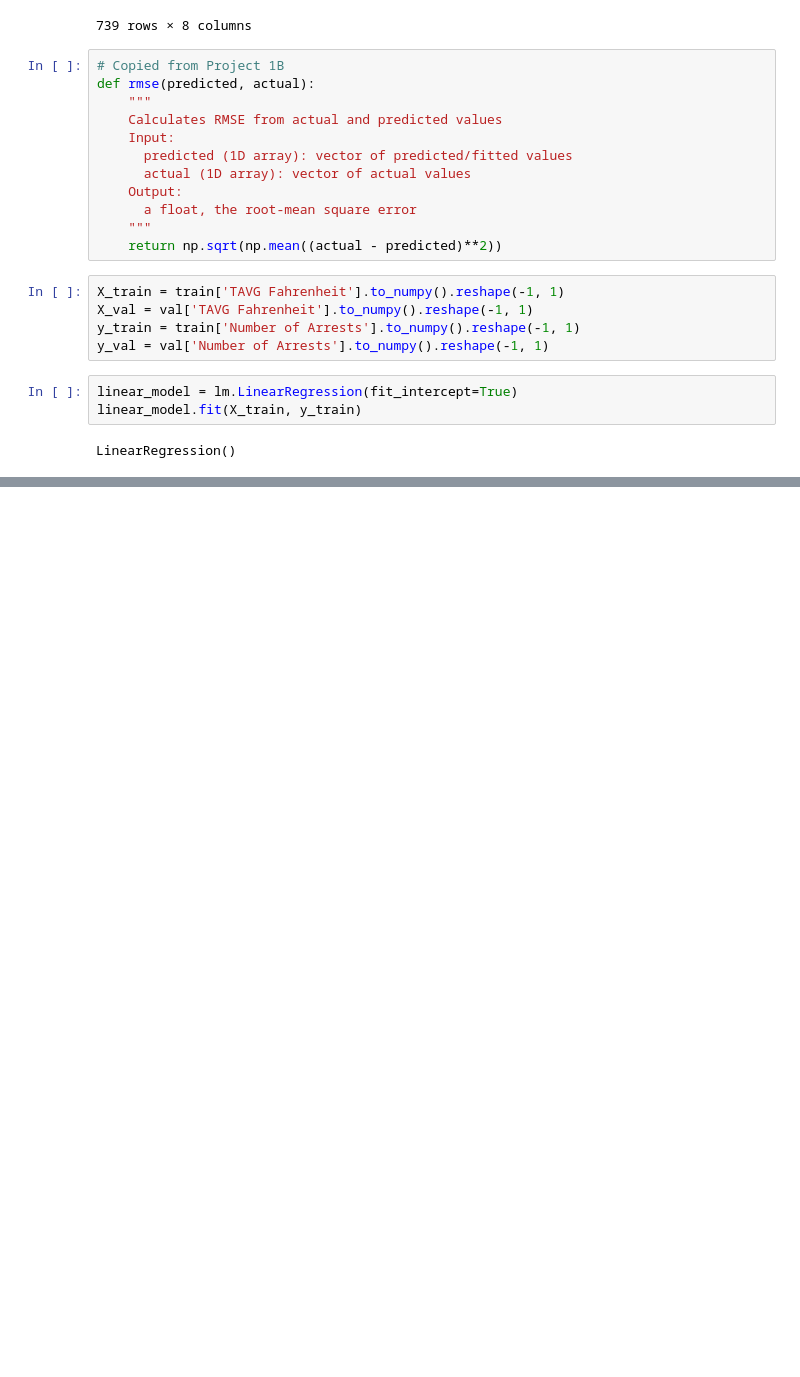
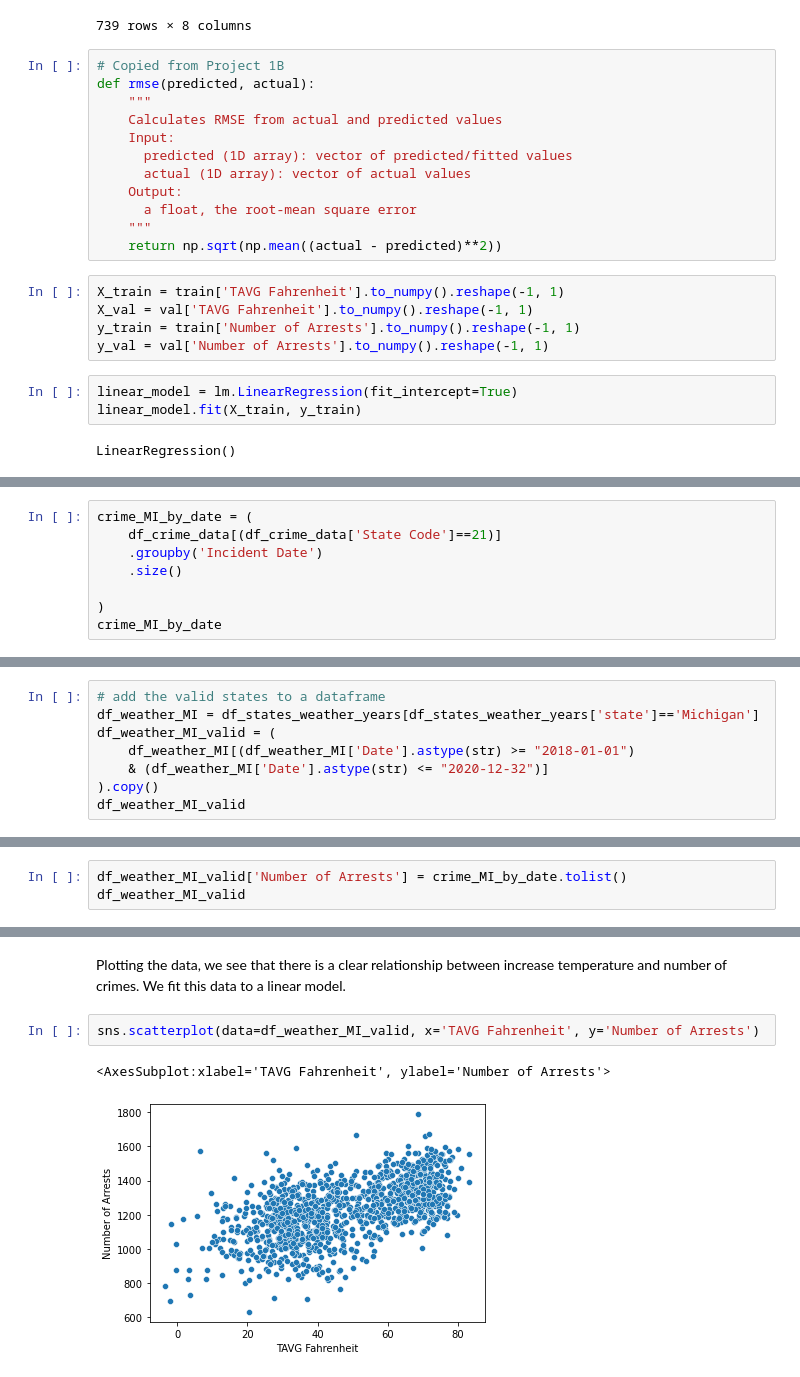
Before and after one commit to gavintchan/data200-grad-project, a Jupyter notebook: analysis/data200_grad_project.ipynb, the cells around one changed output, grey strips where cells are left out. Cells and saved outputs as stored; diff of their text form; blank space fills up the shorter version.

```diff
--- a/data200_grad_project.ipynb
+++ b/analysis/data200_grad_project.ipynb
@@ -1229,0 +1277,8 @@ I tried doing modeling just using absolute temperature, but am running into issu
+# %%
+crime_MI_by_date = (
+    df_crime_data[(df_crime_data['State Code']==21)]
+    .groupby('Incident Date')
+    .size()
+
+)
+crime_MI_by_date
@@ -1229,0 +1299,8 @@ I tried doing modeling just using absolute temperature, but am running into issu
+# %%
+# add the valid states to a dataframe
+df_weather_MI = df_states_weather_years[df_states_weather_years['state']=='Michigan']
+df_weather_MI_valid = (
+    df_weather_MI[(df_weather_MI['Date'].astype(str) >= "2018-01-01")
+    & (df_weather_MI['Date'].astype(str) <= "2020-12-32")]
+).copy()
+df_weather_MI_valid
@@ -1229,0 +1321,3 @@ I tried doing modeling just using absolute temperature, but am running into issu
+# %%
+df_weather_MI_valid['Number of Arrests'] = crime_MI_by_date.tolist()
+df_weather_MI_valid
@@ -1229,0 +1338,7 @@ I tried doing modeling just using absolute temperature, but am running into issu
+# %% [markdown]
+Plotting the data, we see that there is a clear relationship between increase temperature and number of crimes. We fit this data to a linear model.
+# %%
+sns.scatterplot(data=df_weather_MI_valid, x='TAVG Fahrenheit', y='Number of Arrests')
+# %% [output]
+<AxesSubplot:xlabel='TAVG Fahrenheit', ylabel='Number of Arrests'>
+[figure, added]
```
Also changed, not shown: parts of 36 cells of this notebook, 13 other files.
